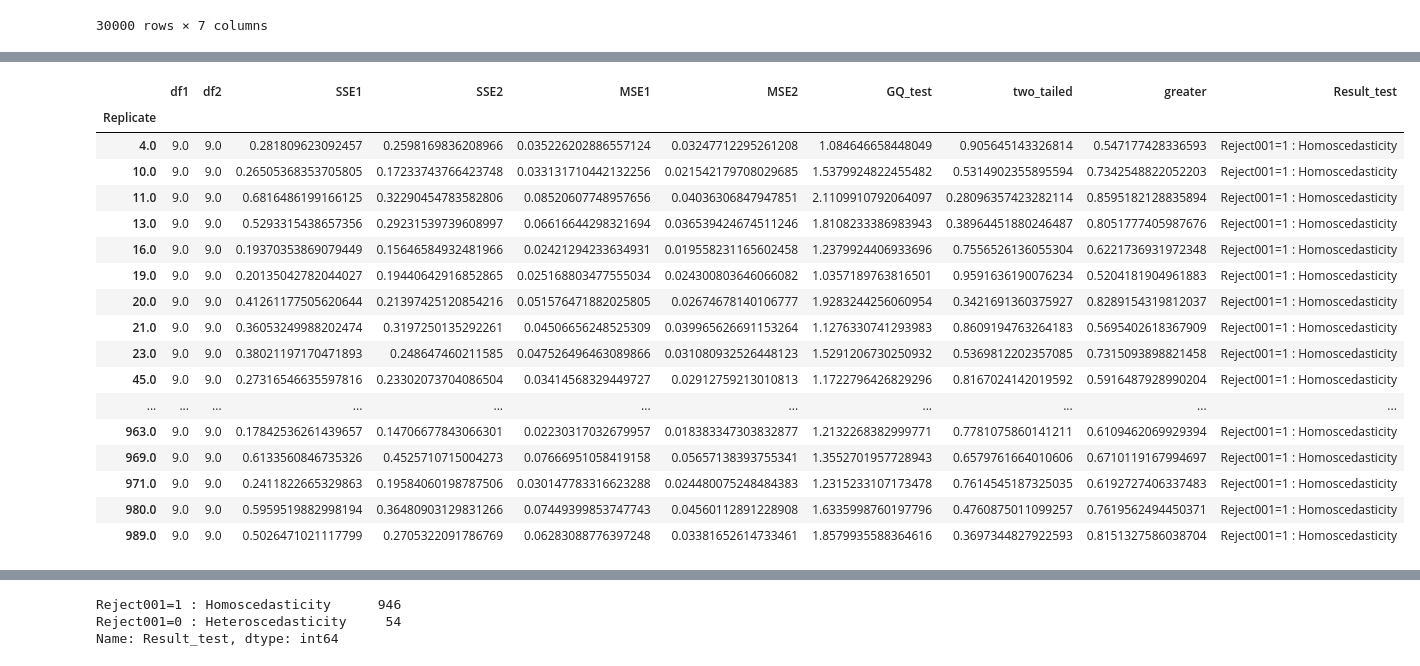
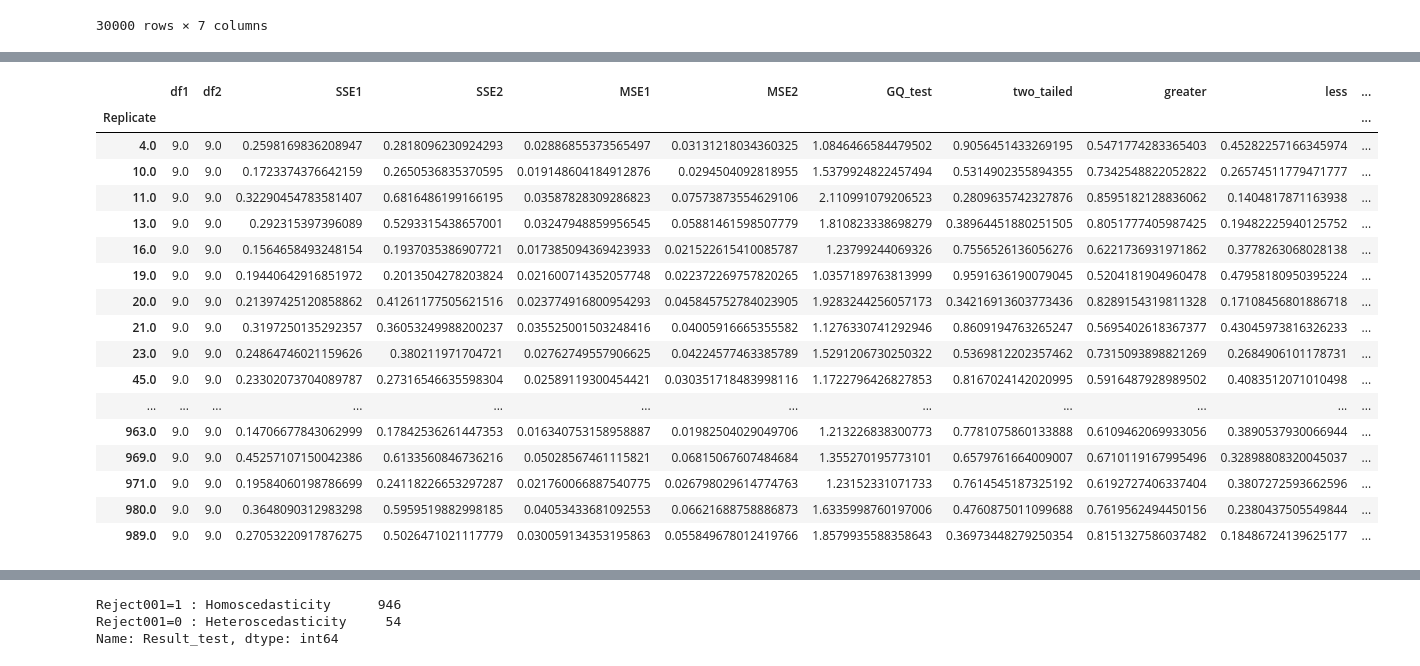
Before and after one commit to iam-fern/Generate_multiplication, a Jupyter notebook: GQtest_data_multi_delta_(_0_8)_n30_01.ipynb, the cells around one changed output, grey strips where cells are left out. Drawn from its saved outputs; the diff is of its cells as text; code cells hidden in the pictures.

```diff
--- a/GQtest_data_multi_delta_(_0_8)_n30_01.ipynb
+++ b/GQtest_data_multi_delta_(_0_8)_n30_01.ipynb
@@ -142,7 +176,6 @@ def get_result(run_replicate, percent_data):
     new_table_sort = new_table.sort_values('x2')
     new_table_sort.reset_index(inplace=True)
     new_table_sort.drop(['index'], axis=1, inplace=True)
-
 
     # แบ่งข้อมูลกลุ่มที่ 1
     table1 = new_table_sort.iloc[:int(percent_data*new_table_sort.shape[0]) , :]
@@ -156,8 +189,7 @@ def get_result(run_replicate, percent_data):
     # หาค่า df กลุ่ม 1
     DF1 = model1.df_resid + 1
     SSE1 = model1.ssr
-    MSE1 = model1.mse_resid
-
+    MSE1 = SSE1/DF1
 
     # แบ่งข้อมูลกลุ่มที่ 2
     table2 = new_table_sort.iloc[int((1-percent_data)*new_table_sort.shape[0]): , :]
@@ -171,23 +203,21 @@ def get_result(run_replicate, percent_data):
     # หาค่า df กลุ่ม 2
     DF2 = model2.df_resid + 1
     SSE2 = model2.ssr
-    MSE2 = model2.mse_resid
+    MSE2 = SSE2/DF2
 
     # ค่าสถิติทดสอบ
     GQ_test = (SSE2/DF2) / (SSE1/DF1)
-
 
     df2 = DF2
     df1 = DF1
 
     # คำนวณค่า p-value
-    # sf(x, dfn, dfd, loc=0, scale=1) : Survival function (also defined as 1 - cdf, but sf is sometimes more accurate)
+    # pdf(x, dfn, dfd, loc=0, scale=1) : Probability density function
     two_tailed = 2.0*(1.0-(ss.f.cdf(GQ_test, df2, df1)))
+    p_greater = ss.f.cdf(GQ_test, df2, df1)
+    p_less = 1.0-ss.f.cdf(GQ_test, df2, df1)
 
-    # pdf(x, dfn, dfd, loc=0, scale=1) : Probability density function
-    p_greater = ss.f.cdf(GQ_test, df2, df1)
-
-    return df2, df1, SSE2, SSE1, MSE2, MSE1, GQ_test, two_tailed, p_greater
+    return df1, df2, SSE1, SSE2, MSE1, MSE2, GQ_test, two_tailed, p_greater, p_less
 
 # สร้าง list ของ replicates
 list_replicate=list({i[0] for i in table.index})
@@ -203,13 +233,14 @@ list_MSE2=[]
 list_GQ_test=[]
 list_two_tailed=[]
 list_p_greater=[]
+list_p_less=[]
 
 # กำหนด % การแบ่งข้อมูล
 percent_data=0.4
 
 # ใช้ for loop สำหรับการ run ทุก replicates
 for run_replicate in list_replicate:
-    df1, df2, SSE1, SSE2, MSE1, MSE2, GQ_test, two_tailed, p_greater=get_result(run_replicate, percent_data)
+    df1, df2, SSE1, SSE2, MSE1, MSE2, GQ_test, two_tailed, p_greater, p_less=get_result(run_replicate, percent_data)
     list_df1.append(df1)
     list_SSE1.append(SSE1)
     list_df2.append(df2)
@@ -219,41 +250,42 @@ for run_replicate in list_replicate:
     list_GQ_test.append(GQ_test)
     list_two_tailed.append(two_tailed)
     list_p_greater.append(p_greater)
+    list_p_less.append(p_less)
 # %%
 # สร้างตารางผลลัพธ์
 alpha = 0.01
 pd.set_option('display.max_rows', 1000)
 pd.set_option('display.max_columns', 1000)
 pd.set_option('display.width', 1000)
 result=pd.DataFrame({"Replicate":list_replicate, "df1":list_df1, "df2":list_df2, "SSE1":list_SSE1,
                      "SSE2":list_SSE2, "MSE1":list_MSE1, "MSE2":list_MSE2,
-                     "GQ_test":list_GQ_test, "two_tailed":list_two_tailed, "greater":list_p_greater})
+                     "GQ_test":list_GQ_test, "two_tailed":list_two_tailed, "greater":list_p_greater, "less":list_p_less})
 result.set_index(['Replicate'], inplace=True)
-result=result[(result["two_tailed"]<=1) & (result["greater"]<=1)]
+result=result[(result["two_tailed"]<=1) & (result["greater"]<=1) & (result["less"]<=1)]
 result["Result_test"]=result["two_tailed"].apply(lambda p_value: 'Reject001=0 : Heteroscedasticity'
-                                                                  if p_value < alpha else 'Reject001=1 : Homoscedasticity')
+                                                 if p_value < alpha else 'Reject001=1 : Homoscedasticity')
 #two_tailed_new_show=two_tailed_new.drop(columns="greater")
 
 result.astype(str)
 # %% [output]
-|  | df1 | df2 | SSE1 | SSE2 | MSE1 | MSE2 | GQ_test | two_tailed | greater | Result_test |
-| Replicate |  |  |  |  |  |  |  |  |  |  |
-| 4.0 | 9.0 | 9.0 | 0.281809623092457 | 0.2598169836208966 | 0.035226202886557124 | 0.03247712295261208 | 1.084646658448049 | 0.905645143326814 | 0.547177428336593 | Reject001=1 : Homoscedasticity |
-| 10.0 | 9.0 | 9.0 | 0.26505368353705805 | 0.17233743766423748 | 0.033131710442132256 | 0.021542179708029685 | 1.5379924822455482 | 0.5314902355895594 | 0.7342548822052203 | Reject001=1 : Homoscedasticity |
-| 11.0 | 9.0 | 9.0 | 0.6816486199166125 | 0.32290454783582806 | 0.08520607748957656 | 0.04036306847947851 | 2.1109910792064097 | 0.28096357423282114 | 0.8595182128835894 | Reject001=1 : Homoscedasticity |
-| 13.0 | 9.0 | 9.0 | 0.5293315438657356 | 0.29231539739608997 | 0.06616644298321694 | 0.036539424674511246 | 1.8108233386983943 | 0.38964451880246487 | 0.8051777405987676 | Reject001=1 : Homoscedasticity |
-| 16.0 | 9.0 | 9.0 | 0.19370353869079449 | 0.15646584932481966 | 0.02421294233634931 | 0.019558231165602458 | 1.2379924406933696 | 0.7556526136055304 | 0.6221736931972348 | Reject001=1 : Homoscedasticity |
-| 19.0 | 9.0 | 9.0 | 0.20135042782044027 | 0.19440642916852865 | 0.025168803477555034 | 0.024300803646066082 | 1.0357189763816501 | 0.9591636190076234 | 0.5204181904961883 | Reject001=1 : Homoscedasticity |
-| 20.0 | 9.0 | 9.0 | 0.41261177505620644 | 0.21397425120854216 | 0.051576471882025805 | 0.02674678140106777 | 1.9283244256060954 | 0.3421691360375927 | 0.8289154319812037 | Reject001=1 : Homoscedasticity |
-| 21.0 | 9.0 | 9.0 | 0.36053249988202474 | 0.3197250135292261 | 0.04506656248525309 | 0.039965626691153264 | 1.1276330741293983 | 0.8609194763264183 | 0.5695402618367909 | Reject001=1 : Homoscedasticity |
-| 23.0 | 9.0 | 9.0 | 0.38021197170471893 | 0.248647460211585 | 0.047526496463089866 | 0.031080932526448123 | 1.5291206730250932 | 0.5369812202357085 | 0.7315093898821458 | Reject001=1 : Homoscedasticity |
-| 45.0 | 9.0 | 9.0 | 0.27316546635597816 | 0.23302073704086504 | 0.03414568329449727 | 0.02912759213010813 | 1.1722796426829296 | 0.8167024142019592 | 0.5916487928990204 | Reject001=1 : Homoscedasticity |
-| ... | ... | ... | ... | ... | ... | ... | ... | ... | ... | ... |
-| 963.0 | 9.0 | 9.0 | 0.17842536261439657 | 0.14706677843066301 | 0.02230317032679957 | 0.018383347303832877 | 1.2132268382999771 | 0.7781075860141211 | 0.6109462069929394 | Reject001=1 : Homoscedasticity |
-| 969.0 | 9.0 | 9.0 | 0.6133560846735326 | 0.4525710715004273 | 0.07666951058419158 | 0.05657138393755341 | 1.3552701957728943 | 0.6579761664010606 | 0.6710119167994697 | Reject001=1 : Homoscedasticity |
-| 971.0 | 9.0 | 9.0 | 0.2411822665329863 | 0.19584060198787506 | 0.030147783316623288 | 0.024480075248484383 | 1.2315233107173478 | 0.7614545187325035 | 0.6192727406337483 | Reject001=1 : Homoscedasticity |
-| 980.0 | 9.0 | 9.0 | 0.5959519882998194 | 0.36480903129831266 | 0.07449399853747743 | 0.04560112891228908 | 1.6335998760197796 | 0.4760875011099257 | 0.7619562494450371 | Reject001=1 : Homoscedasticity |
-| 989.0 | 9.0 | 9.0 | 0.5026471021117799 | 0.2705322091786769 | 0.06283088776397248 | 0.03381652614733461 | 1.8579935588364616 | 0.3697344827922593 | 0.8151327586038704 | Reject001=1 : Homoscedasticity |
+|  | df1 | df2 | SSE1 | SSE2 | MSE1 | MSE2 | GQ_test | two_tailed | greater | less | ... |
+| Replicate |  |  |  |  |  |  |  |  |  |  | ... |
+| 4.0 | 9.0 | 9.0 | 0.2598169836208947 | 0.2818096230924293 | 0.02886855373565497 | 0.03131218034360325 | 1.0846466584479502 | 0.9056451433269195 | 0.5471774283365403 | 0.45282257166345974 | ... |
+| 10.0 | 9.0 | 9.0 | 0.1723374376642159 | 0.2650536835370595 | 0.019148604184912876 | 0.0294504092818955 | 1.5379924822457494 | 0.5314902355894355 | 0.7342548822052822 | 0.26574511779471777 | ... |
+| 11.0 | 9.0 | 9.0 | 0.32290454783581407 | 0.6816486199166195 | 0.03587828309286823 | 0.07573873554629106 | 2.110991079206523 | 0.2809635742327876 | 0.8595182128836062 | 0.1404817871163938 | ... |
+| 13.0 | 9.0 | 9.0 | 0.292315397396089 | 0.5293315438657001 | 0.03247948859956545 | 0.05881461598507779 | 1.810823338698279 | 0.38964451880251505 | 0.8051777405987425 | 0.19482225940125752 | ... |
+| 16.0 | 9.0 | 9.0 | 0.1564658493248154 | 0.1937035386907721 | 0.017385094369423933 | 0.021522615410085787 | 1.23799244069326 | 0.7556526136056276 | 0.6221736931971862 | 0.3778263068028138 | ... |
+| 19.0 | 9.0 | 9.0 | 0.19440642916851972 | 0.2013504278203824 | 0.021600714352057748 | 0.022372269757820265 | 1.0357189763813999 | 0.9591636190079045 | 0.5204181904960478 | 0.47958180950395224 | ... |
+| 20.0 | 9.0 | 9.0 | 0.21397425120858862 | 0.41261177505621516 | 0.023774916800954293 | 0.045845752784023905 | 1.9283244256057173 | 0.34216913603773436 | 0.8289154319811328 | 0.17108456801886718 | ... |
+| 21.0 | 9.0 | 9.0 | 0.3197250135292357 | 0.36053249988200237 | 0.035525001503248416 | 0.04005916665355582 | 1.1276330741292946 | 0.8609194763265247 | 0.5695402618367377 | 0.43045973816326233 | ... |
+| 23.0 | 9.0 | 9.0 | 0.24864746021159626 | 0.380211971704721 | 0.02762749557906625 | 0.04224577463385789 | 1.5291206730250322 | 0.5369812202357462 | 0.7315093898821269 | 0.2684906101178731 | ... |
+| 45.0 | 9.0 | 9.0 | 0.23302073704089787 | 0.27316546635598304 | 0.02589119300454421 | 0.030351718483998116 | 1.1722796426827853 | 0.8167024142020995 | 0.5916487928989502 | 0.4083512071010498 | ... |
+| ... | ... | ... | ... | ... | ... | ... | ... | ... | ... | ... | ... |
+| 963.0 | 9.0 | 9.0 | 0.14706677843062999 | 0.17842536261447353 | 0.016340753158958887 | 0.01982504029049706 | 1.213226838300773 | 0.7781075860133888 | 0.6109462069933056 | 0.3890537930066944 | ... |
+| 969.0 | 9.0 | 9.0 | 0.45257107150042386 | 0.6133560846736216 | 0.05028567461115821 | 0.06815067607484684 | 1.355270195773101 | 0.6579761664009007 | 0.6710119167995496 | 0.32898808320045037 | ... |
+| 971.0 | 9.0 | 9.0 | 0.19584060198786699 | 0.24118226653297287 | 0.021760066887540775 | 0.026798029614774763 | 1.23152331071733 | 0.7614545187325192 | 0.6192727406337404 | 0.3807272593662596 | ... |
+| 980.0 | 9.0 | 9.0 | 0.3648090312983298 | 0.5959519882998185 | 0.04053433681092553 | 0.06621688758886873 | 1.6335998760197006 | 0.4760875011099688 | 0.7619562494450156 | 0.2380437505549844 | ... |
+| 989.0 | 9.0 | 9.0 | 0.27053220917876275 | 0.5026471021117779 | 0.030059134353195863 | 0.055849678012419766 | 1.8579935588358643 | 0.36973448279250354 | 0.8151327586037482 | 0.18486724139625177 | ... |
 # %%
 # สร้างตารางผลลัพธ์
 alpha = 0.01
```
Also changed, not shown: parts of 3 cells of this notebook.
